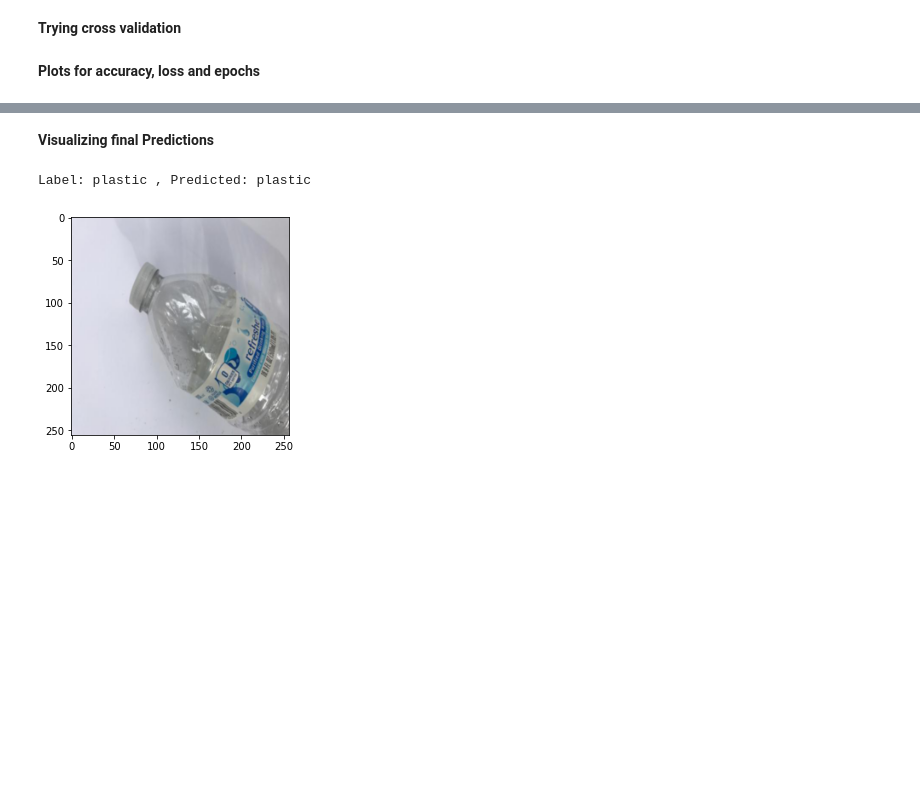
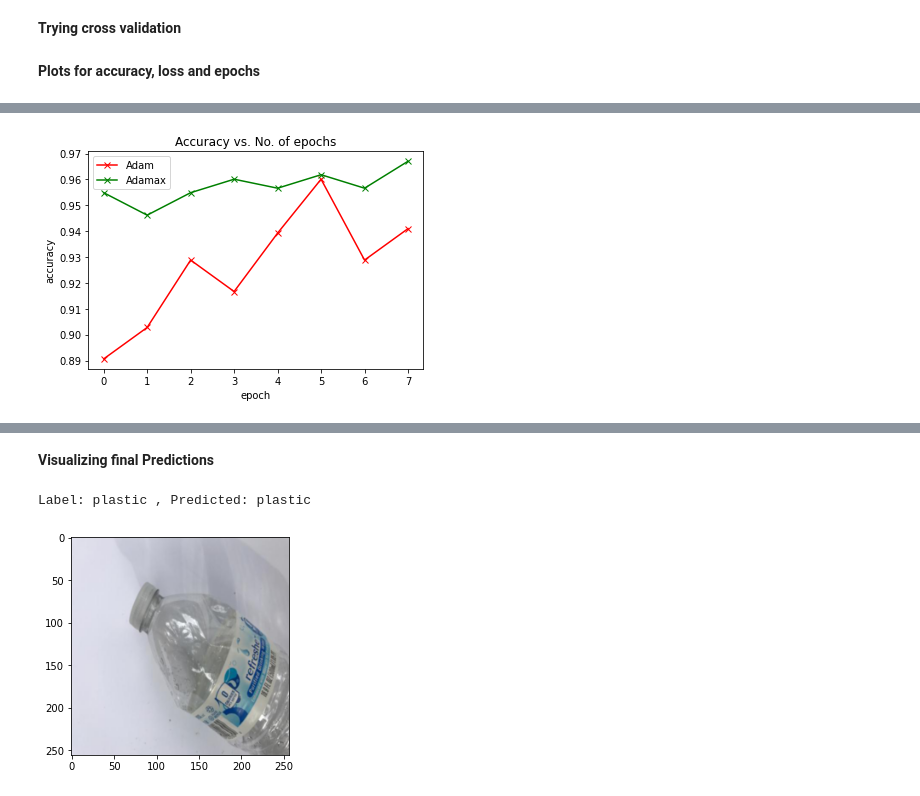
Before and after one commit to swatidamele/FinalProject, a Jupyter notebook: garbage-classification.ipynb, the cells around one changed output, grey strips where cells are left out. Saved outputs shown, nothing was run; the diff lists cells and outputs as text; code cells hidden in the pictures; blank space fills up the shorter version.

```diff
--- a/garbage-classification.ipynb
+++ b/garbage-classification.ipynb
@@ -202,0 +208,4 @@ Epoch 8: train_loss: 1.0707, val_loss: 1.1159, val_acc: 0.9566
+# %%
+opt_func = torch.optim.Adamax
+
+history_adamax = fit(num_epochs, lr, model, train_dl, val_dl, opt_func)
@@ -218,3 +235,17 @@ plot_accuracies(history)
+# %%
+def plot_comparisons(history1, history2):
+    accuracies1 = [x['val_acc'] for x in history_adam]
+    accuracies2 = [x['val_acc'] for x in history_adamax]
+    plt.plot(accuracies1, '-rx', label="Adam")
+    plt.plot(accuracies2, '-gx', label="Adamax")
+    plt.xlabel('epoch')
+    plt.ylabel('accuracy')
+    plt.legend()
+    plt.title('Accuracy vs. No. of epochs');
+
+plot_comparisons(history_adam, history_adamax)
+# %% [output]
+[figure, added]
 # %%
 def plot_losses(history):
     train_losses = [x.get('train_loss') for x in history]
```
Also changed, not shown: parts of 13 cells of this notebook, 1 other file.
